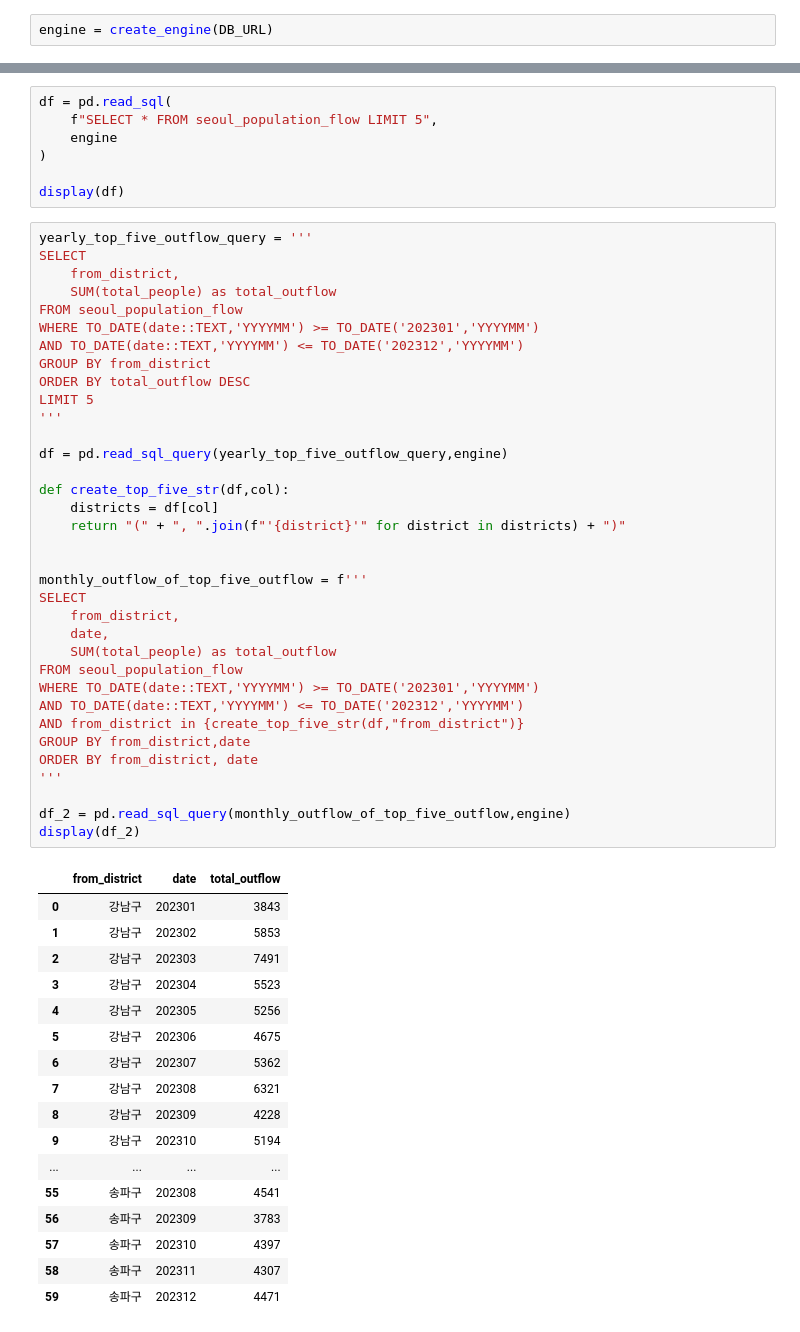
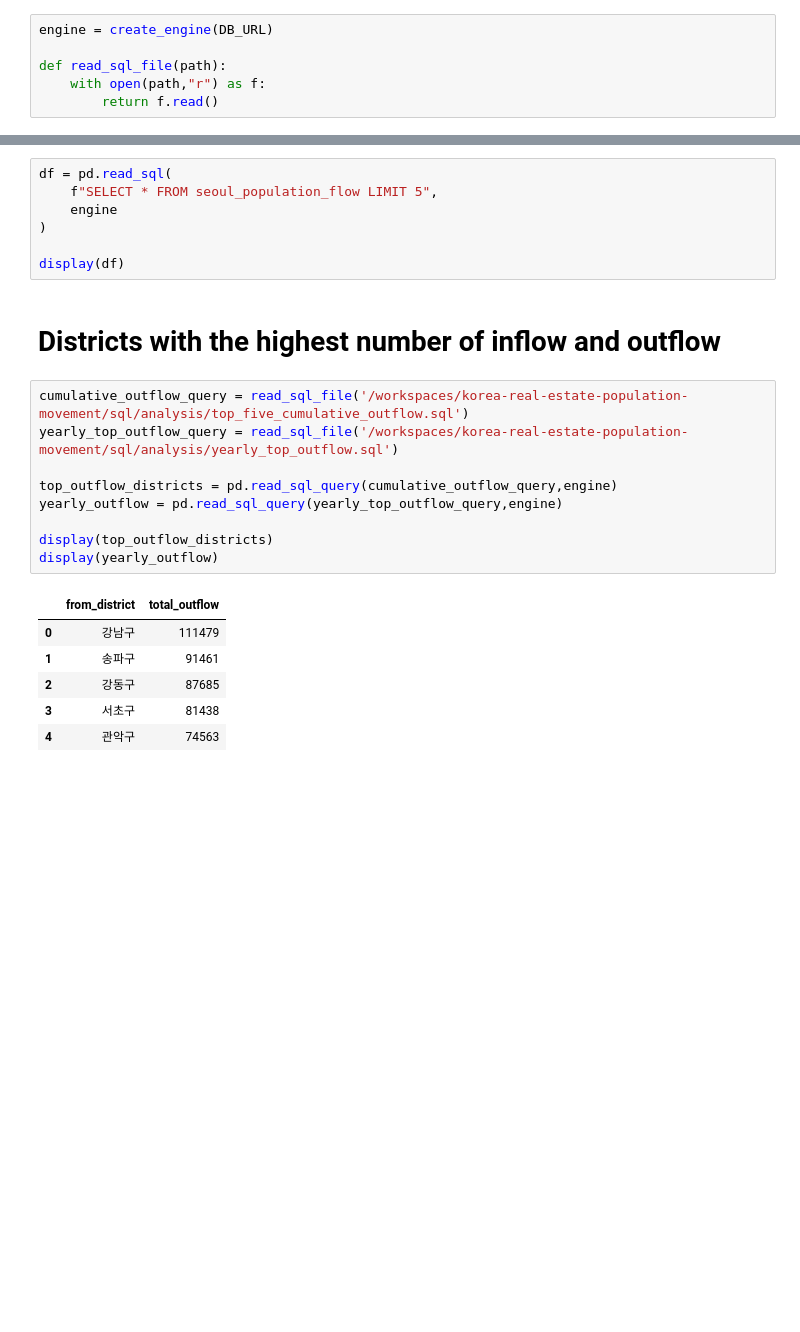
Before and after one commit to pssongs/korea-real-estate-population-movement, a Jupyter notebook: notebook/seoul_real_estate_population_analysis.ipynb, the cells around one changed output, grey strips where cells are left out. Saved outputs shown, nothing was run; the diff lists cells and outputs as text; blank space fills up the shorter version.

```diff
--- a/notebook/seoul_real_estate_population_analysis.ipynb
+++ b/notebook/seoul_real_estate_population_analysis.ipynb
@@ -8,5 +16,9 @@ from sqlalchemy import create_engine, inspect
 # %%
 engine = create_engine(DB_URL)
+
+def read_sql_file(path):
+    with open(path,"r") as f:
+        return f.read()
 # %%
 inspector = inspect(engine)
 
@@ -22,56 +34,21 @@ df = pd.read_sql(
 )
 
 display(df)
+# %% [markdown]
+# Districts with the highest number of inflow and outflow
 # %%
-yearly_top_five_outflow_query = '''
-SELECT
-    from_district,
-    SUM(total_people) as total_outflow
-FROM seoul_population_flow
-WHERE TO_DATE(date::TEXT,'YYYYMM') >= TO_DATE('202301','YYYYMM')
-AND TO_DATE(date::TEXT,'YYYYMM') <= TO_DATE('202312','YYYYMM')
-GROUP BY from_district
-ORDER BY total_outflow DESC
-LIMIT 5
-'''
+cumulative_outflow_query = read_sql_file('/workspaces/korea-real-estate-population-movement/sql/analysis/top_five_cumulative_outflow.sql')
+yearly_top_outflow_query = read_sql_file('/workspaces/korea-real-estate-population-movement/sql/analysis/yearly_top_outflow.sql')
 
-df = pd.read_sql_query(yearly_top_five_outflow_query,engine)
+top_outflow_districts = pd.read_sql_query(cumulative_outflow_query,engine)
+yearly_outflow = pd.read_sql_query(yearly_top_outflow_query,engine)
 
-def create_top_five_str(df,col):
-    districts = df[col]
-    return "(" + ", ".join(f"'{district}'" for district in districts) + ")"
-
-
-monthly_outflow_of_top_five_outflow = f'''
-SELECT
-    from_district,
-    date,
-    SUM(total_people) as total_outflow
-FROM seoul_population_flow
-WHERE TO_DATE(date::TEXT,'YYYYMM') >= TO_DATE('202301','YYYYMM')
-AND TO_DATE(date::TEXT,'YYYYMM') <= TO_DATE('202312','YYYYMM')
-AND from_district in {create_top_five_str(df,"from_district")}
-GROUP BY from_district,date
-ORDER BY from_district, date
-'''
-
-df_2 = pd.read_sql_query(monthly_outflow_of_top_five_outflow,engine)
-display(df_2)
+display(top_outflow_districts)
+display(yearly_outflow)
 # %% [output]
-|  | from_district | date | total_outflow |
-| 0 | 강남구 | 202301 | 3843 |
-| 1 | 강남구 | 202302 | 5853 |
-| 2 | 강남구 | 202303 | 7491 |
-| 3 | 강남구 | 202304 | 5523 |
-| 4 | 강남구 | 202305 | 5256 |
-| 5 | 강남구 | 202306 | 4675 |
-| 6 | 강남구 | 202307 | 5362 |
-| 7 | 강남구 | 202308 | 6321 |
-| 8 | 강남구 | 202309 | 4228 |
-| 9 | 강남구 | 202310 | 5194 |
-| ... | ... | ... | ... |
-| 55 | 송파구 | 202308 | 4541 |
-| 56 | 송파구 | 202309 | 3783 |
-| 57 | 송파구 | 202310 | 4397 |
-| 58 | 송파구 | 202311 | 4307 |
-| 59 | 송파구 | 202312 | 4471 |
+|  | from_district | total_outflow |
+| 0 | 강남구 | 111479 |
+| 1 | 송파구 | 91461 |
+| 2 | 강동구 | 87685 |
+| 3 | 서초구 | 81438 |
+| 4 | 관악구 | 74563 |
```
Also changed, not shown: parts of 5 cells of this notebook, 5 other files.
